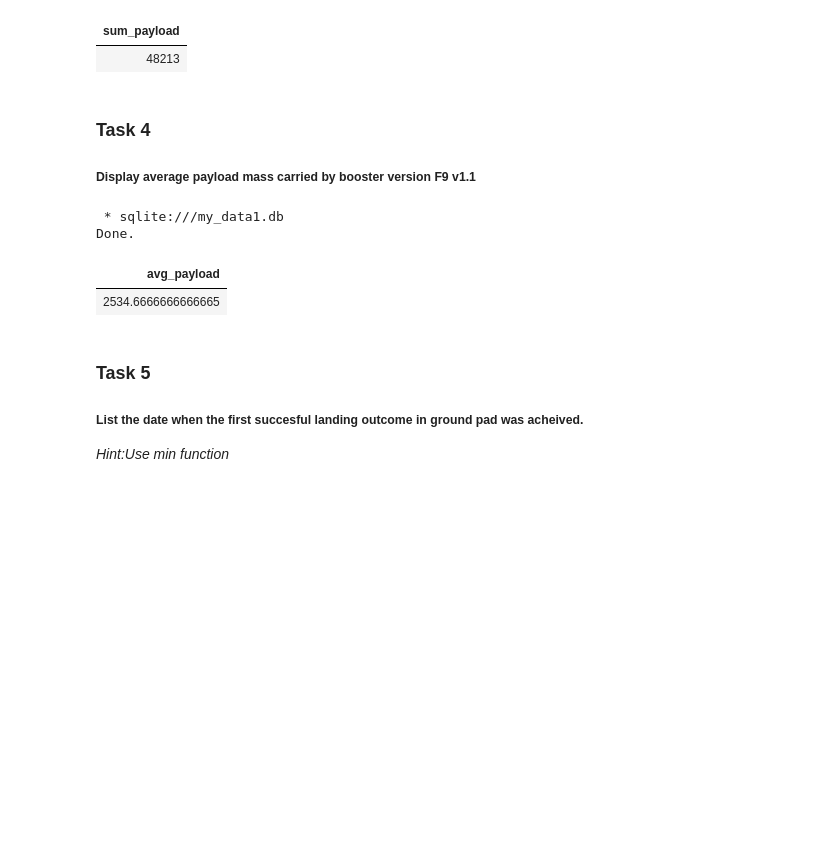
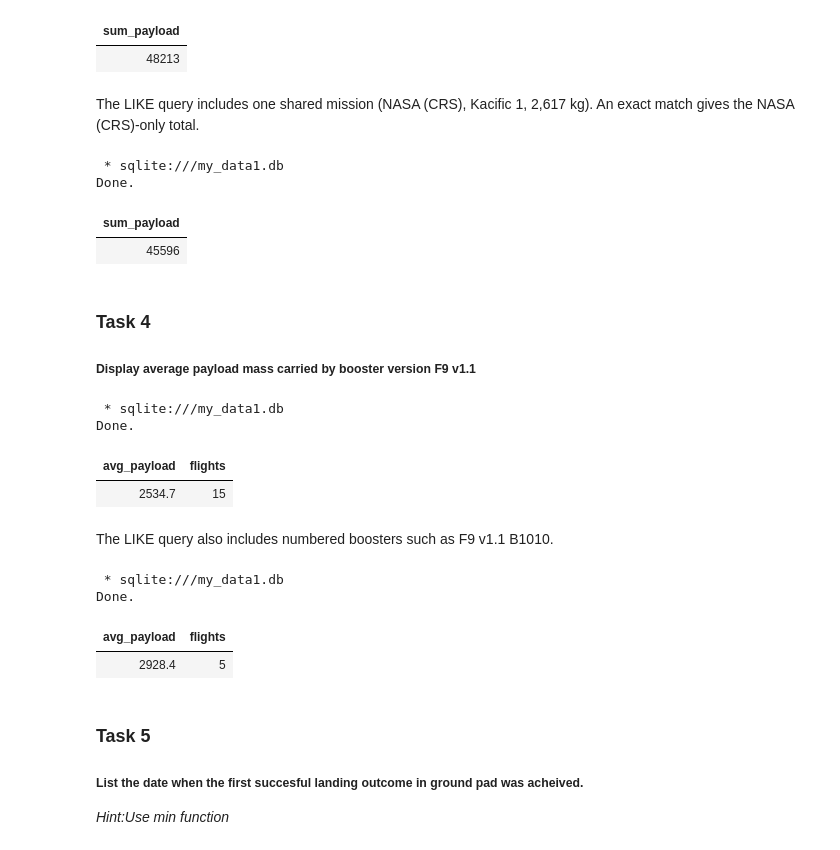
Before and after one commit to hokuamadata/spacex-falcon9-landing-prediction, a Jupyter notebook: 04_eda_sql_sqllite.ipynb, the cells around one changed output. Saved outputs shown, nothing was run; the diff lists cells and outputs as text; code cells hidden in the pictures; blank space fills up the shorter version.

```diff
--- a/04_eda_sql_sqllite.ipynb
+++ b/04_eda_sql_sqllite.ipynb
@@ -182,6 +188,17 @@ Done.
 Done.
 | sum_payload |
 | 48213 |
+# %% [markdown]
+The LIKE query includes one shared mission (NASA (CRS), Kacific 1, 2,617 kg). An exact match gives the NASA (CRS)-only total.
+# %%
+%%sql SELECT SUM(PAYLOAD_MASS__KG_)
+    AS sum_payload FROM SPACEXTABLE
+    WHERE Customer = 'NASA (CRS)'
+# %% [output]
+ * sqlite:///my_data1.db
+Done.
+| sum_payload |
+| 45596 |
 # %% [markdown]
 ### Task 4
 
@@ -189,13 +206,30 @@ Done.
 
 
 ##### Display average payload mass carried by booster version F9 v1.1
+# %%
+%%sql
+SELECT ROUND(AVG(PAYLOAD_MASS__KG_), 1)
+AS avg_payload, COUNT(*) AS flights
+FROM SPACEXTABLE
+WHERE Booster_Version LIKE '%F9 v1.1%'
+# %% [output]
+ * sqlite:///my_data1.db
+Done.
+| avg_payload | flights |
+| 2534.7 | 15 |
+# %% [markdown]
+The LIKE query also includes numbered boosters such as F9 v1.1 B1010.
 # %%
-%sql SELECT AVG(PAYLOAD_MASS__KG_) AS avg_payload FROM SPACEXTABLE WHERE Booster_Version LIKE '%F9 v1.1%'
+%%sql
+SELECT AVG(PAYLOAD_MASS__KG_)
+AS avg_payload, COUNT(*) AS flights
+FROM SPACEXTABLE
+WHERE Booster_Version = 'F9 v1.1'
 # %% [output]
  * sqlite:///my_data1.db
 Done.
-| avg_payload |
-| 2534.6666666666665 |
+| avg_payload | flights |
+| 2928.4 | 5 |
 # %% [markdown]
 ### Task 5
 
```
Also changed, not shown: parts of 16 cells of this notebook.
